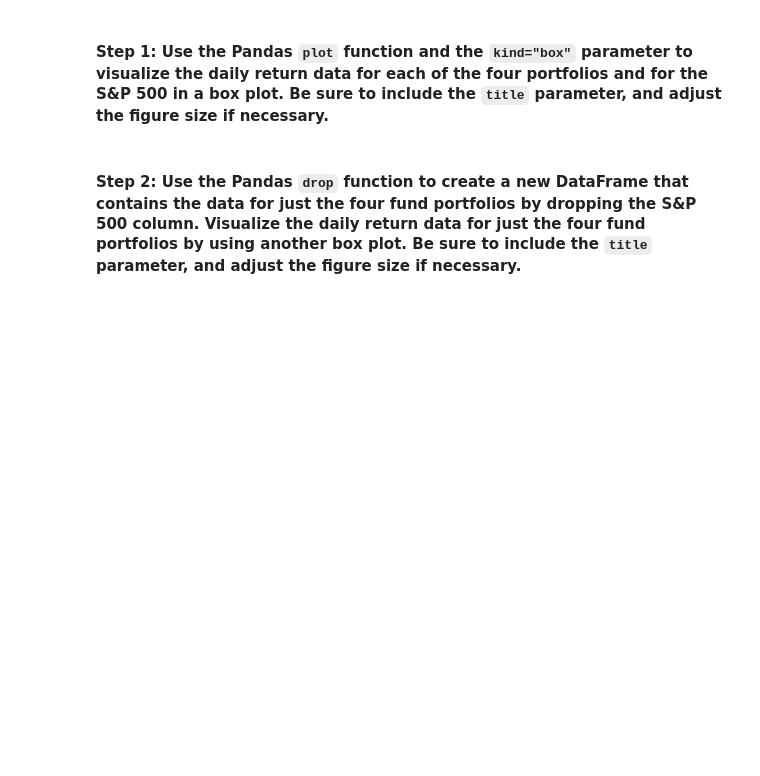
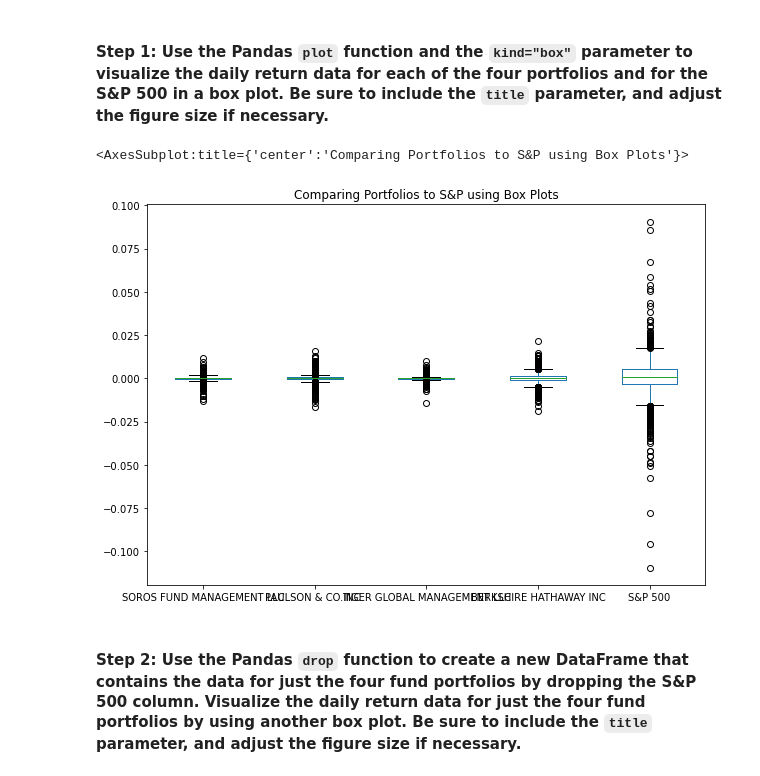
Before and after one commit to mprudd2/Challenge_Four, a Jupyter notebook: risk_return_analysis.ipynb, the cells around one changed output. Saved outputs shown, nothing was run; the diff lists cells and outputs as text; code cells hidden in the pictures; blank space fills up the shorter version.

```diff
--- a/risk_return_analysis.ipynb
+++ b/risk_return_analysis.ipynb
@@ -182,7 +214,12 @@ Analyze the volatility of each of the four fund portfolios and of the S&P 500 In
 # %%
 # Use the daily return data to create box plots to visualize the volatility of the 4 funds and the S&P 500
 # Include a title parameter and adjust the figure size
 # YOUR CODE HERE
+
+whale_df_daily_returns.plot(kind="box", figsize=(10,7), title="Comparing Portfolios to S&P using Box Plots")
+# %% [output]
+<AxesSubplot:title={'center':'Comparing Portfolios to S&P using Box Plots'}>
+[figure, added]
 # %% [markdown]
 #### Step 2: Use the Pandas `drop` function to create a new DataFrame that contains the data for just the four fund portfolios by dropping the S&P 500 column. Visualize the daily return data for just the four fund portfolios by using another box plot. Be sure to include the `title` parameter, and adjust the figure size if necessary.
 # %%
```
Also changed, not shown: parts of 33 cells of this notebook.
